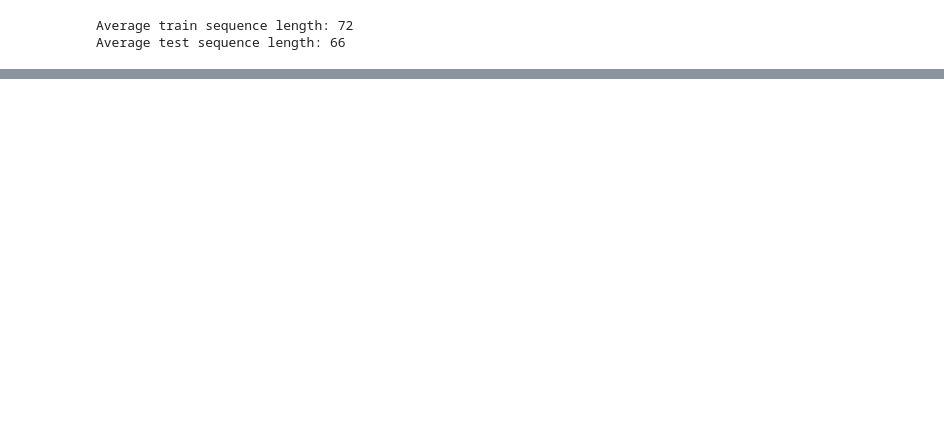
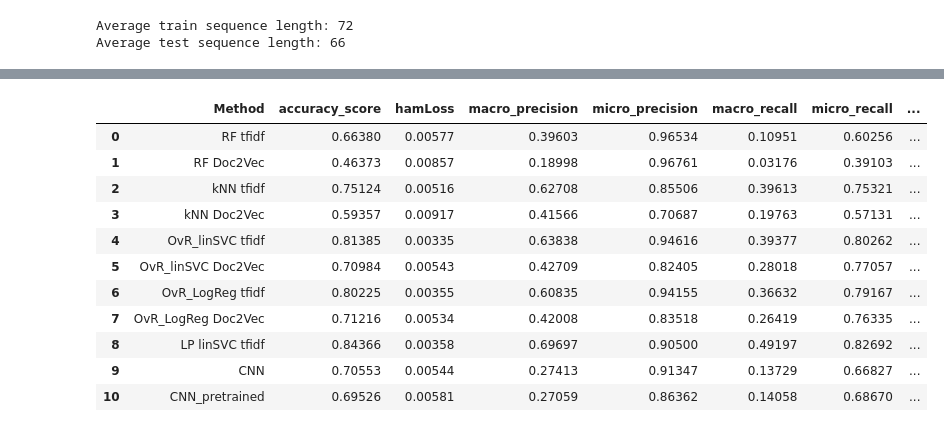
Before and after one commit to Przax/BootcampProject, a Jupyter notebook: BootcampProject_main.ipynb, the cells around one changed output, grey strips where cells are left out. Drawn from its saved outputs; the diff is of its cells as text; code cells hidden in the pictures; blank space fills up the shorter version.

```diff
--- a/BootcampProject_main.ipynb
+++ b/BootcampProject_main.ipynb
@@ -1474,0 +1454,30 @@ https://datascience.stackexchange.com/questions/15989/micro-average-vs-macro-ave
+# %%
+d = {'accuracy_score': accuracy,
+     'hamLoss': hamLoss,
+     'macro_precision': macro_precision,
+     'micro_precision': micro_precision,
+     'macro_recall' : macro_recall,
+     'micro_recall' : micro_recall,
+     'macro_f1' : macro_f1,
+     'micro_f1' : micro_f1
+#      'roc_auc_score' : roc_auc_score
+    }
+
+df = pd.DataFrame(data=d)
+name, _ = zip(*models)
+df.insert(loc=0, column='Method', value=name)
+df = df.round(5)
+df
+# %% [output]
+|  | Method | accuracy_score | hamLoss | macro_precision | micro_precision | macro_recall | micro_recall | ... |
+| 0 | RF tfidf | 0.66380 | 0.00577 | 0.39603 | 0.96534 | 0.10951 | 0.60256 | ... |
+| 1 | RF Doc2Vec | 0.46373 | 0.00857 | 0.18998 | 0.96761 | 0.03176 | 0.39103 | ... |
+| 2 | kNN tfidf | 0.75124 | 0.00516 | 0.62708 | 0.85506 | 0.39613 | 0.75321 | ... |
+| 3 | kNN Doc2Vec | 0.59357 | 0.00917 | 0.41566 | 0.70687 | 0.19763 | 0.57131 | ... |
+| 4 | OvR_linSVC tfidf | 0.81385 | 0.00335 | 0.63838 | 0.94616 | 0.39377 | 0.80262 | ... |
+| 5 | OvR_linSVC Doc2Vec | 0.70984 | 0.00543 | 0.42709 | 0.82405 | 0.28018 | 0.77057 | ... |
+| 6 | OvR_LogReg tfidf | 0.80225 | 0.00355 | 0.60835 | 0.94155 | 0.36632 | 0.79167 | ... |
+| 7 | OvR_LogReg Doc2Vec | 0.71216 | 0.00534 | 0.42008 | 0.83518 | 0.26419 | 0.76335 | ... |
+| 8 | LP linSVC tfidf | 0.84366 | 0.00358 | 0.69697 | 0.90500 | 0.49197 | 0.82692 | ... |
+| 9 | CNN | 0.70553 | 0.00544 | 0.27413 | 0.91347 | 0.13729 | 0.66827 | ... |
+| 10 | CNN_pretrained | 0.69526 | 0.00581 | 0.27059 | 0.86362 | 0.14058 | 0.68670 | ... |
```
Also changed, not shown: parts of 194 cells of this notebook, 2 other files.
